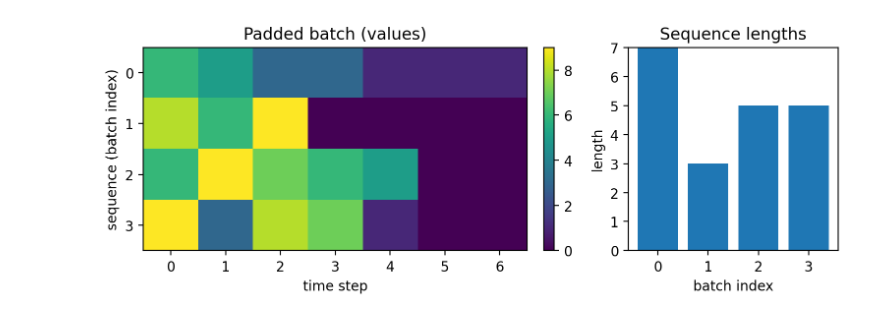
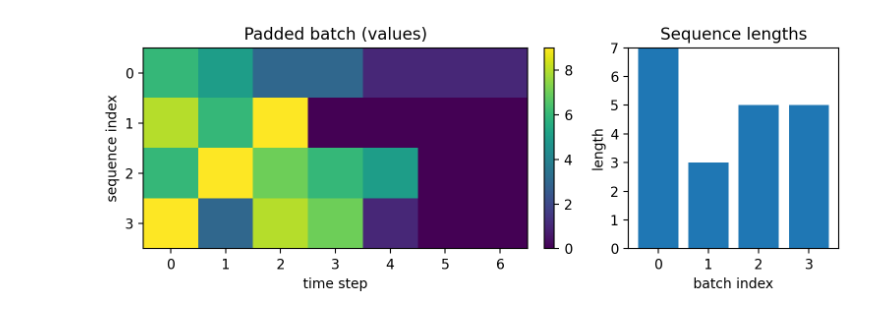
Before and after one commit to FranQuant/pytorch_dl_apps, a Jupyter notebook: part3_practice/chapter_9.ipynb, the cells around one changed output. Cells and saved outputs as stored; diff of their text form; code cells hidden in the pictures.

```diff
--- a/part3_practice/chapter_9.ipynb
+++ b/part3_practice/chapter_9.ipynb
@@ -206,21 +284,20 @@ plt.show()  # render
 # %%
-# Visualize a padded ToySeq batch: values heatmap and per-sequence lengths
-# Compute lengths by counting non-zero entries (since we used zero-padding)
-lengths = (xb > 0).sum(dim=1).cpu().numpy()  # length of each sequence in the batch
+# Plot 4: padded sequence values and true sequence lengths in one batch
+lengths = (xb > 0).sum(dim=1).cpu().numpy()
 
-fig, (ax1, ax2) = plt.subplots(1, 2, figsize=(8, 3), gridspec_kw={'width_ratios': [2, 1]})  # two-panel figure
-im = ax1.imshow(xb.cpu().numpy(), aspect='auto', cmap='viridis')  # show padded batch as image
-ax1.set_title('Padded batch (values)')  # title for heatmap
-ax1.set_xlabel('time step')  # x-axis label
-ax1.set_ylabel('sequence (batch index)')  # y-axis label
-plt.colorbar(im, ax=ax1, fraction=0.046, pad=0.04)  # color bar for value scale
+fig, (ax1, ax2) = plt.subplots(1, 2, figsize=(8, 3), gridspec_kw={'width_ratios': [2, 1]})
+im = ax1.imshow(xb.cpu().numpy(), aspect='auto', cmap='viridis')
+ax1.set_title('Padded batch (values)')
+ax1.set_xlabel('time step')
+ax1.set_ylabel('sequence index')
+plt.colorbar(im, ax=ax1, fraction=0.046, pad=0.04)
 
-ax2.bar(np.arange(len(lengths)), lengths, color='tab:blue')  # bar chart of lengths
-ax2.set_title('Sequence lengths')  # title for bar chart
-ax2.set_xlabel('batch index')  # x-axis label
-ax2.set_ylabel('length')  # y-axis label
-ax2.set_ylim(0, xb.size(1))  # make y-limit consistent with max padded length
-plt.tight_layout()  # adjust layout
-plt.show()  # render figure
+ax2.bar(np.arange(len(lengths)), lengths, color='tab:blue')
+ax2.set_title('Sequence lengths')
+ax2.set_xlabel('batch index')
+ax2.set_ylabel('length')
+ax2.set_ylim(0, xb.size(1))
+plt.tight_layout()
+plt.show()
 # %% [output]
-[figure, old version]
+[figure, new version]
```
Also changed, not shown: parts of 22 cells of this notebook.
